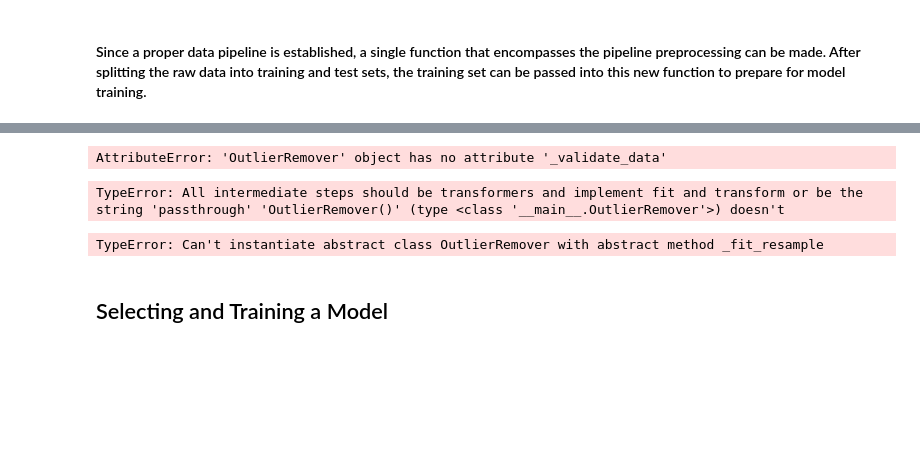
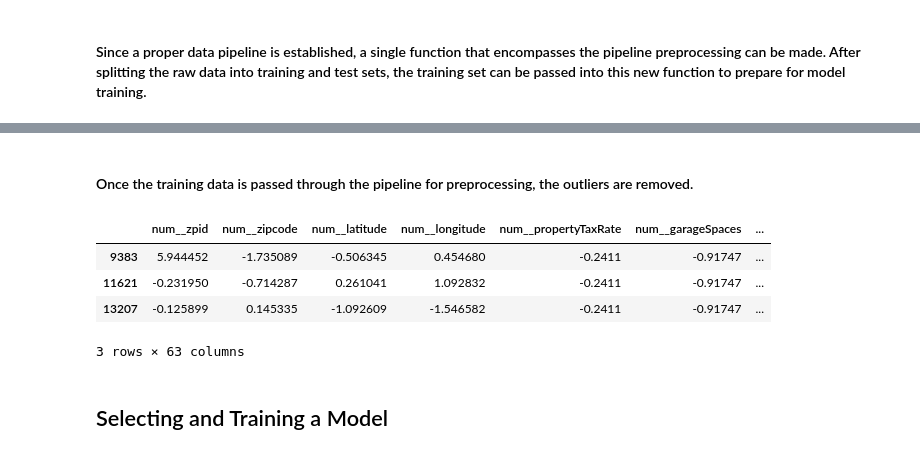
Before and after one commit to ojw92/HandsonML, a Jupyter notebook: ch2.ipynb, the cells around one changed output, grey strips where cells are left out. Saved outputs shown, nothing was run; the diff lists cells and outputs as text; code cells hidden in the pictures; blank space fills up the shorter version.

Commit message:
Added title, fixed random forest CV and analyses

```diff
--- a/ch2.ipynb
+++ b/ch2.ipynb
@@ -932,7 +934,5 @@ X_train, X_test, y_train, y_test = train_test_split(X, y, test_size=0.2, shuffle
-# %%
-X_train_prepared = preprocessing.fit_transform(X_train, y_train)
-# %% [output]
-AttributeError: 'OutlierRemover' object has no attribute '_validate_data'
+# %% [markdown]
+#### Once the training data is passed through the pipeline for preprocessing, the outliers are removed.
 # %%
 from sklearn.neighbors import LocalOutlierFactor
 
@@ -949,28 +949,22 @@ mask = y_pred_outliers == 1
 # Apply mask to both X_train and y_train
 X_train_clean = X_train[mask]
 y_train_clean = y_train[mask]
-# %%
-X_train_prepared = preprocessing.fit_transform(X_train, y_train)       # np.array
-
-# DataFrame of the preprocessed data set
-#df_prepared_fr = pd.DataFrame(
-#    df_prepared,
-#    columns=preprocessing.get_feature_names_out(),
-#    index=df.index)
-X_train_prepared.head()
-# %% [output]
-TypeError: All intermediate steps should be transformers and implement fit and transform or be the string 'passthrough' 'OutlierRemover()' (type <class '__main__.OutlierRemover'>) doesn't
-# %%
-df = data.copy()
-
-train_df, test_df = train_test_split(df, test_size=0.2, shuffle=True, random_state=25)
-
-# Preprocess just the training set for the next steps
-train_X, preprocessing = data_pipeline(train_df, num_attribs, cat_attribs)       # np.array
-train_Y = train_df.latestPrice
-train_df.head(n=2)
-# %% [output]
-TypeError: Can't instantiate abstract class OutlierRemover with abstract method _fit_resample
+# %%
+y_train_prepared = y_train_clean
+X_train_prepared = preprocessing.fit_transform(X_train_clean, y_train_clean)       # np.array
+
+# DataFrame of the preprocessed data set
+X_train_prepared = pd.DataFrame(
+    X_train_prepared,
+    columns=preprocessing.get_feature_names_out(),
+    index=X_train_clean.index)
+X_train_prepared.head(n=3)      # (11529, 60)
+# %% [output]
+|  | num__zpid | num__zipcode | num__latitude | num__longitude | num__propertyTaxRate | num__garageSpaces | ... |
+| 9383 | 5.944452 | -1.735089 | -0.506345 | 0.454680 | -0.2411 | -0.91747 | ... |
+| 11621 | -0.231950 | -0.714287 | 0.261041 | 1.092832 | -0.2411 | -0.91747 | ... |
+| 13207 | -0.125899 | 0.145335 | -1.092609 | -1.546582 | -0.2411 | -0.91747 | ... |
+3 rows × 63 columns
 # %% [markdown]
 ## Selecting and Training a Model
 # %% [markdown]
```
Also changed, not shown: parts of 29 cells of this notebook.
